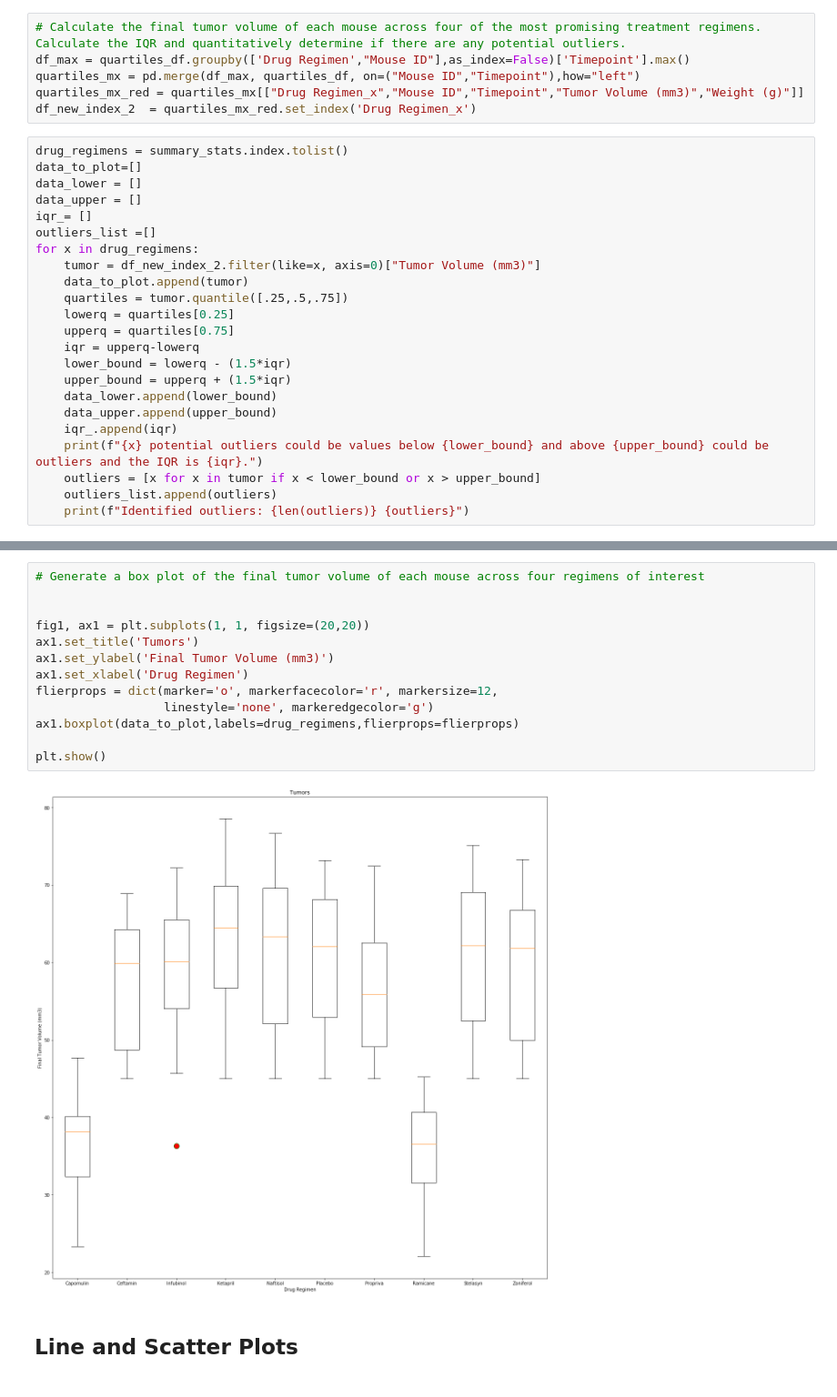
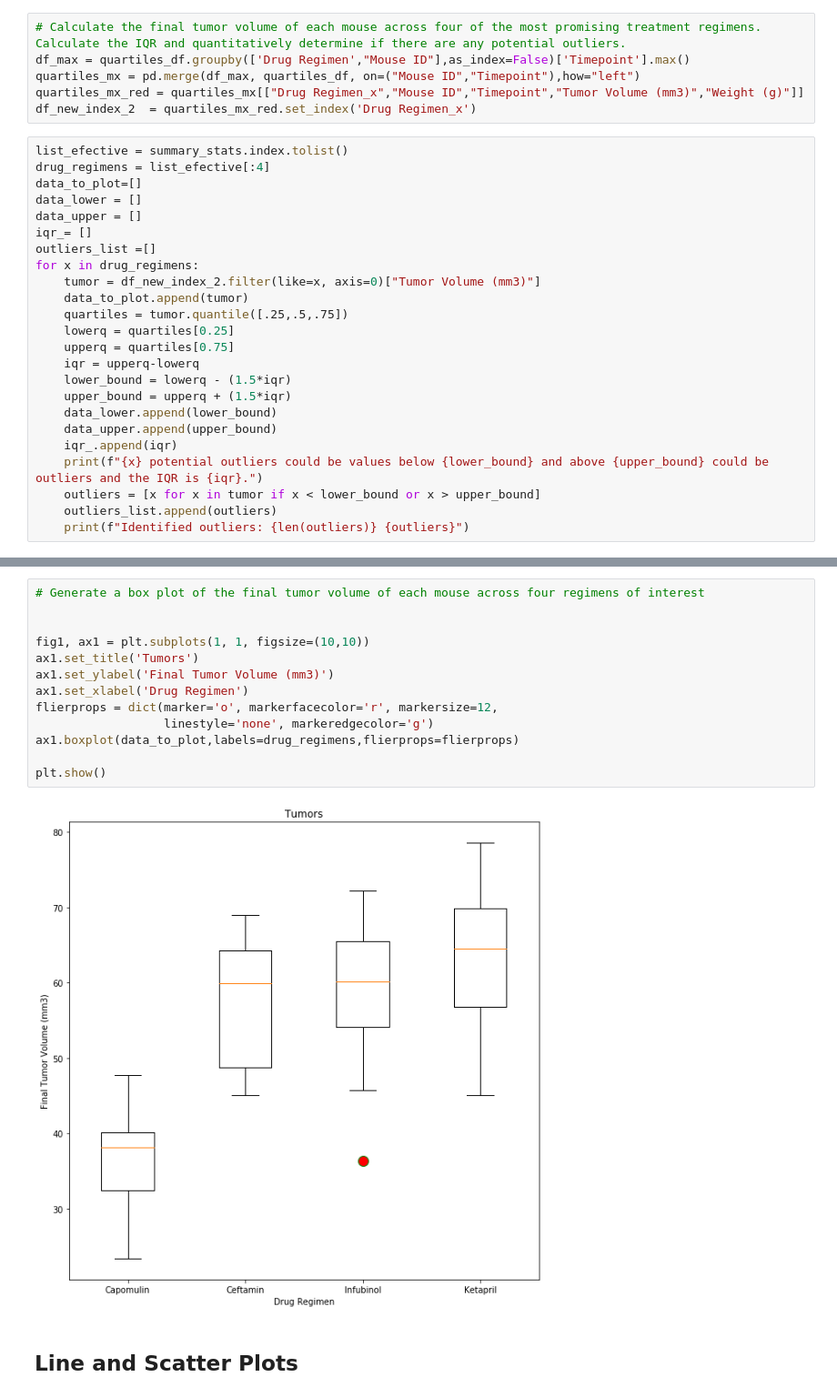
Before and after one commit to Altsa24/homework5, a Jupyter notebook: pymaceuticals_starter.ipynb, the cells around one changed output, grey strips where cells are left out. Shown at 91% size. Cells and saved outputs as stored; diff of their text form.

```diff
--- a/pymaceuticals_starter.ipynb
+++ b/pymaceuticals_starter.ipynb
@@ -219,7 +220,8 @@ quartiles_mx = pd.merge(df_max, quartiles_df, on=("Mouse ID","Timepoint"),how="l
 quartiles_mx_red = quartiles_mx[["Drug Regimen_x","Mouse ID","Timepoint","Tumor Volume (mm3)","Weight (g)"]]
 df_new_index_2  = quartiles_mx_red.set_index('Drug Regimen_x')
 # %%
-drug_regimens = summary_stats.index.tolist()
+list_efective = summary_stats.index.tolist()
+drug_regimens = list_efective[:4]
 data_to_plot=[]
 data_lower = []
 data_upper = []
@@ -285,18 +265,18 @@ outliers_df
 # %%
 # Generate a box plot of the final tumor volume of each mouse across four regimens of interest
 
 
-fig1, ax1 = plt.subplots(1, 1, figsize=(20,20))
+fig1, ax1 = plt.subplots(1, 1, figsize=(10,10))
 ax1.set_title('Tumors')
 ax1.set_ylabel('Final Tumor Volume (mm3)')
 ax1.set_xlabel('Drug Regimen')
 flierprops = dict(marker='o', markerfacecolor='r', markersize=12,
                   linestyle='none', markeredgecolor='g')
 ax1.boxplot(data_to_plot,labels=drug_regimens,flierprops=flierprops)
 
 plt.show()
 # %% [output]
-[figure, old version]
+[figure, new version]
 # %% [markdown]
 ## Line and Scatter Plots
 # %%
```
Also changed, not shown: parts of 7 cells of this notebook.
